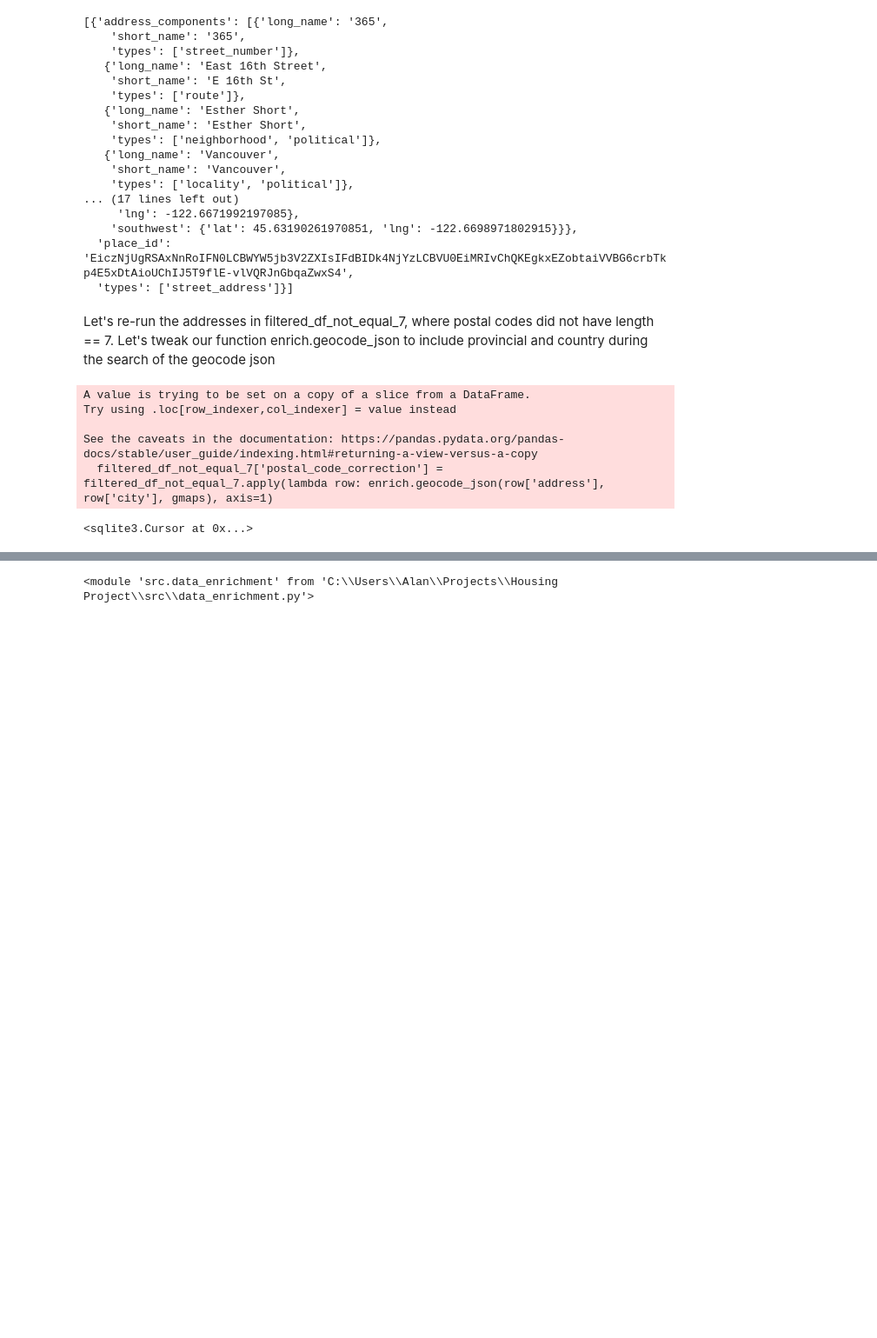
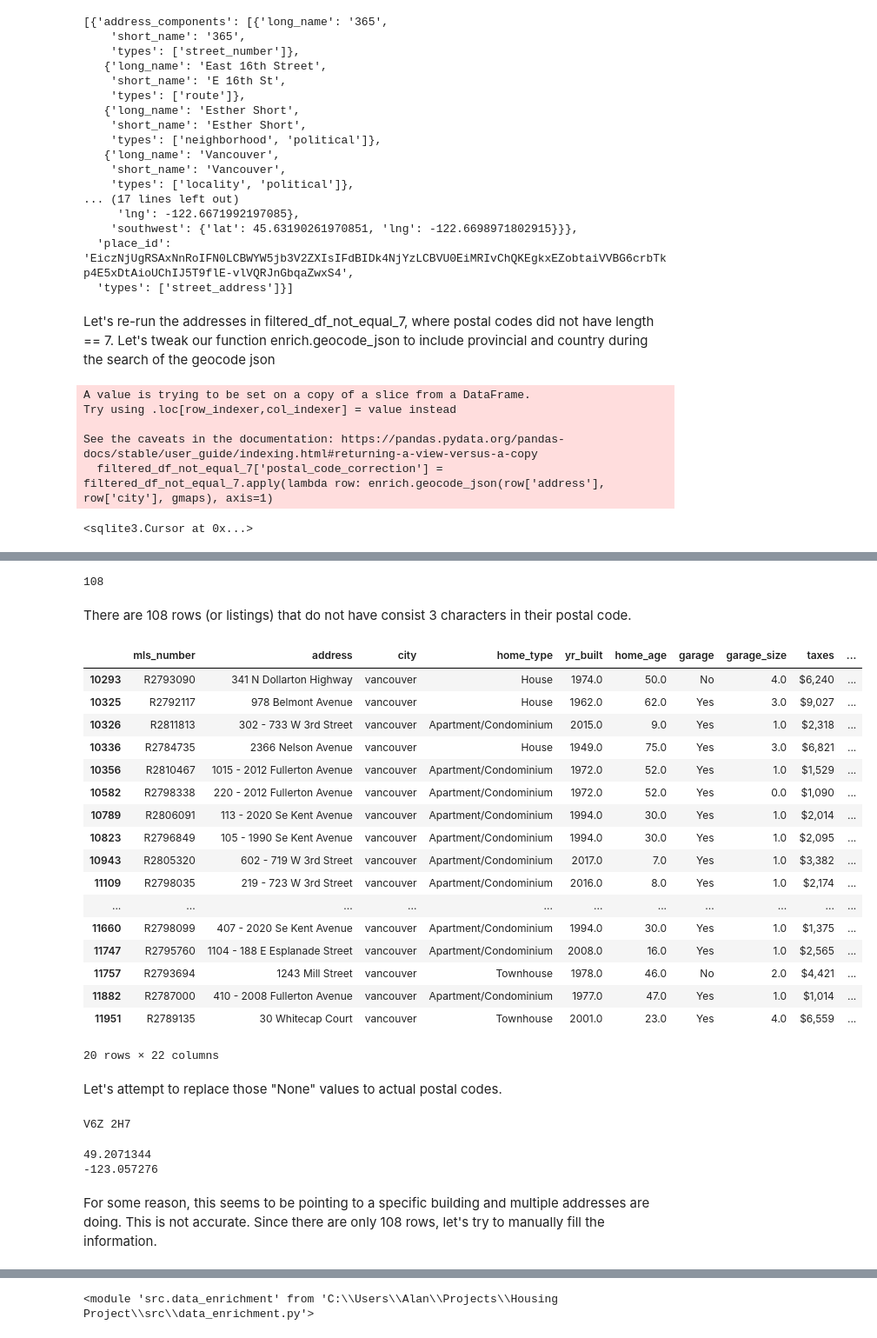
Before and after one commit to alancflau/GVA-housing-project, a Jupyter notebook: 3-Data_enrichment.ipynb, the cells around one changed output, grey strips where cells are left out. Shown: that part at 87% size. Saved outputs shown, nothing was run; the diff lists cells and outputs as text; code cells hidden in the pictures; blank space fills up the shorter version.

Commit message:
Fixing postal codes

```diff
--- a/3-Data_enrichment.ipynb
+++ b/3-Data_enrichment.ipynb
@@ -301,5 +301,7 @@ conn.execute(
 # %% [output]
 <sqlite3.Cursor at 0x...>
 # %%
-conn = sqlite3.connect("housing_information.db")
-df_master = pd.read_sql_query('SELECT * FROM remaster_df', conn)
+import ast
+conn = sqlite3.connect("housing_info.db")
+df_master = pd.read_sql_query('SELECT * FROM df_master', conn)
+df_master['geocode_json'] = df_master['geocode_json'].apply(ast.literal_eval)
@@ -305,0 +315,6 @@ df_master = pd.read_sql_query('SELECT * FROM remaster_df', conn)
+# %%
+filtered_df_equal_7  = df_master[df_master['postal_code'].str.len() == 7]
+print(f"The number of rows where postal code == 7 is: {len(filtered_df_equal_7 )}")
+
+filtered_df_not_equal_7 = df_master[df_master['postal_code'].str.len() != 7]
+print(f"The number of rows where postal code != 7 is: {len(filtered_df_not_equal_7 )}")
@@ -306,6 +352,49 @@ df_master = pd.read_sql_query('SELECT * FROM remaster_df', conn)
+# %%
+filtered_df_not_equal_7_3 = filtered_df_not_equal_7[filtered_df_not_equal_7['postal_code'].str.len() != 3]
+print(len(filtered_df_not_equal_7_3))
+# %% [output]
+108
+# %% [markdown]
+There are 108 rows (or listings) that do not have consist 3 characters in their postal code.
+# %%
+filtered_df_not_equal_7_3[60:80]
+# 1806 - 2008 Fullerton Avenue -> V7P
+# %% [output]
+|  | mls_number | address | city | home_type | yr_built | home_age | garage | garage_size | taxes | ... |
+| 10293 | R2793090 | 341 N Dollarton Highway | vancouver | House | 1974.0 | 50.0 | No | 4.0 | $6,240 | ... |
+| 10325 | R2792117 | 978 Belmont Avenue | vancouver | House | 1962.0 | 62.0 | Yes | 3.0 | $9,027 | ... |
+| 10326 | R2811813 | 302 - 733 W 3rd Street | vancouver | Apartment/Condominium | 2015.0 | 9.0 | Yes | 1.0 | $2,318 | ... |
+| 10336 | R2784735 | 2366 Nelson Avenue | vancouver | House | 1949.0 | 75.0 | Yes | 3.0 | $6,821 | ... |
+| 10356 | R2810467 | 1015 - 2012 Fullerton Avenue | vancouver | Apartment/Condominium | 1972.0 | 52.0 | Yes | 1.0 | $1,529 | ... |
+| 10582 | R2798338 | 220 - 2012 Fullerton Avenue | vancouver | Apartment/Condominium | 1972.0 | 52.0 | Yes | 0.0 | $1,090 | ... |
+| 10789 | R2806091 | 113 - 2020 Se Kent Avenue | vancouver | Apartment/Condominium | 1994.0 | 30.0 | Yes | 1.0 | $2,014 | ... |
+| 10823 | R2796849 | 105 - 1990 Se Kent Avenue | vancouver | Apartment/Condominium | 1994.0 | 30.0 | Yes | 1.0 | $2,095 | ... |
+| 10943 | R2805320 | 602 - 719 W 3rd Street | vancouver | Apartment/Condominium | 2017.0 | 7.0 | Yes | 1.0 | $3,382 | ... |
+| 11109 | R2798035 | 219 - 723 W 3rd Street | vancouver | Apartment/Condominium | 2016.0 | 8.0 | Yes | 1.0 | $2,174 | ... |
+| ... | ... | ... | ... | ... | ... | ... | ... | ... | ... | ... |
+| 11660 | R2798099 | 407 - 2020 Se Kent Avenue | vancouver | Apartment/Condominium | 1994.0 | 30.0 | Yes | 1.0 | $1,375 | ... |
+| 11747 | R2795760 | 1104 - 188 E Esplanade Street | vancouver | Apartment/Condominium | 2008.0 | 16.0 | Yes | 1.0 | $2,565 | ... |
+| 11757 | R2793694 | 1243 Mill Street | vancouver | Townhouse | 1978.0 | 46.0 | No | 2.0 | $4,421 | ... |
+| 11882 | R2787000 | 410 - 2008 Fullerton Avenue | vancouver | Apartment/Condominium | 1977.0 | 47.0 | Yes | 1.0 | $1,014 | ... |
+| 11951 | R2789135 | 30 Whitecap Court | vancouver | Townhouse | 2001.0 | 23.0 | Yes | 4.0 | $6,559 | ... |
+20 rows × 22 columns
+# %% [markdown]
+Let's attempt to replace those "None" values to actual postal codes.
 # %%
 import geopy
-geo_locator = geopy.Nominatim(user_agent='1234')
+geo_locator = geopy.Nominatim(user_agent='my_request')
                         # Latitude, Longitude
-r = geo_locator.reverse((49.28376261, -122.7932065))
-# print(r.raw['address']['postcode'])
+lat = filtered_df_not_equal_7_3['geocode_json'][14485][0]['geometry']['location']['lat']
+lon = filtered_df_not_equal_7_3['geocode_json'][14485][0]['geometry']['location']['lng']
+r = geo_locator.reverse((lat, lon))
+print(r.raw['address']['postcode'])
+# %% [output]
+V6Z 2H7
+# %%
+print(lat)
+print(lon)
+# %% [output]
+49.2071344
+-123.057276
+# %% [markdown]
+For some reason, this seems to be pointing to a specific building and multiple addresses are doing. This is not accurate. Since there are only 108 rows, let's try to manually fill the information.
```
Also changed, not shown: parts of 10 cells of this notebook, 1 other file.
